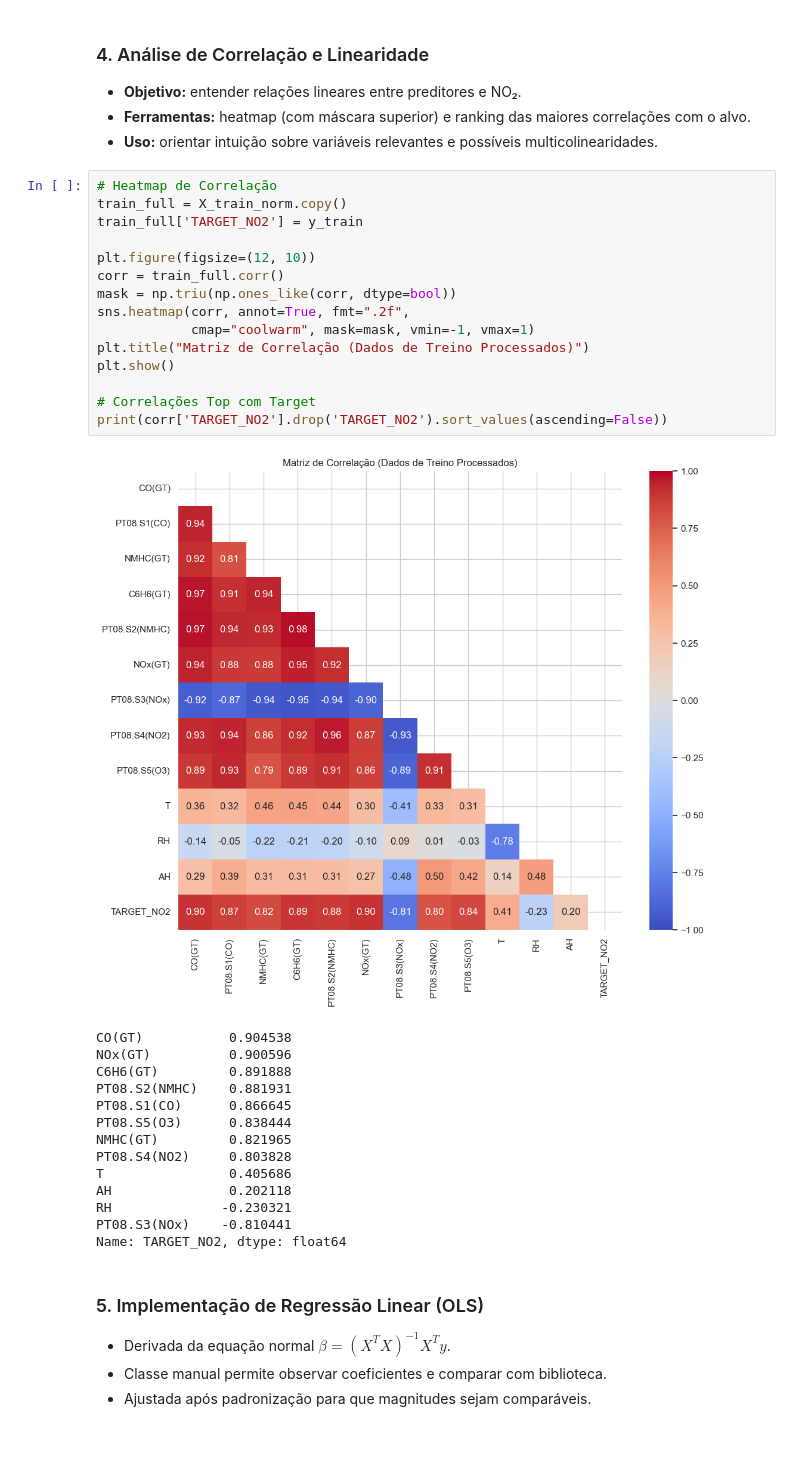
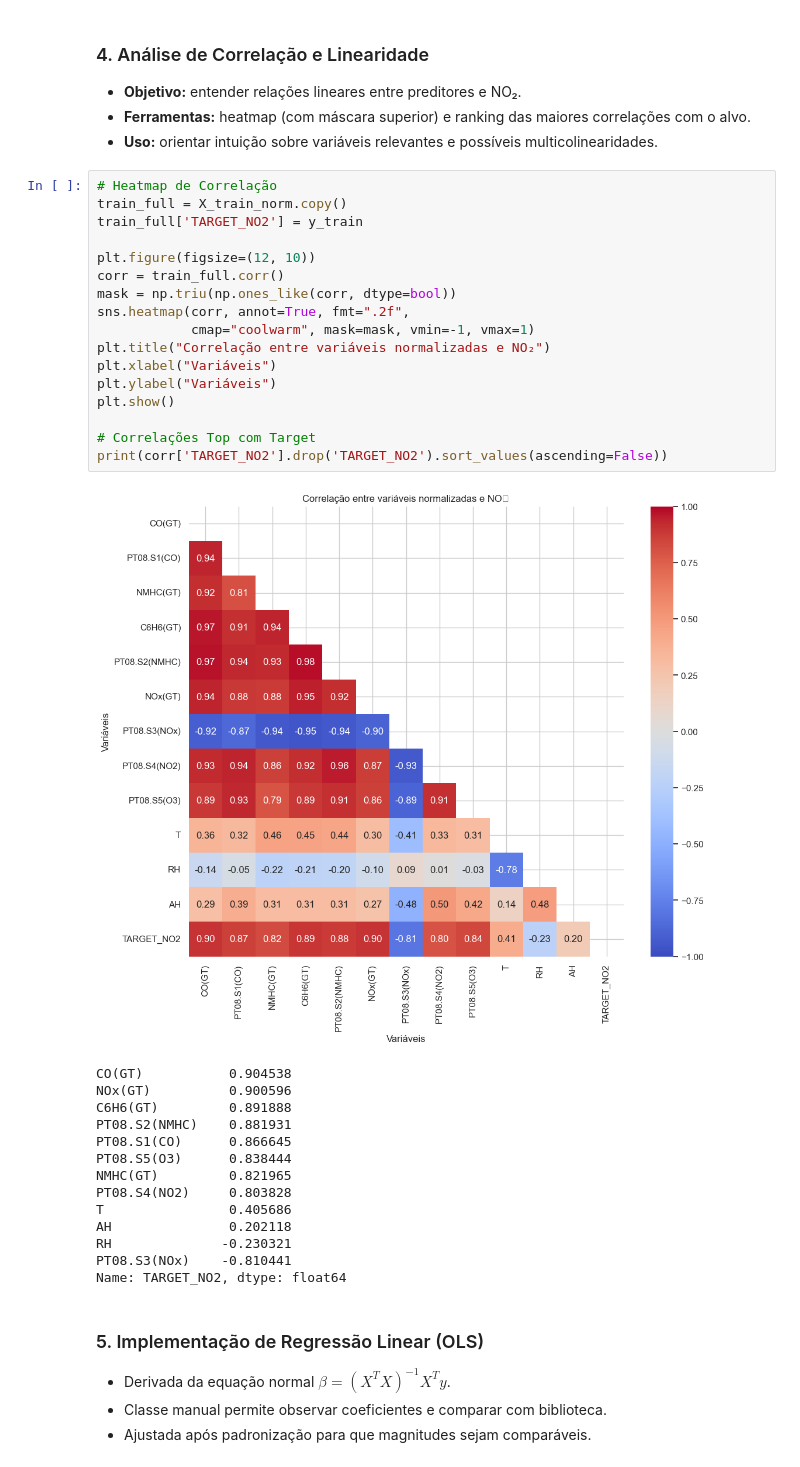
Before and after one commit to diego-nac/ica-homeworks, a Jupyter notebook: homework2/code.ipynb, the cells around one changed output. Drawn from its saved outputs; the diff is of its cells as text.

```diff
--- a/homework2/code.ipynb
+++ b/homework2/code.ipynb
@@ -322,20 +326,22 @@ plt.show()
 # %%
 # Heatmap de Correlação
 train_full = X_train_norm.copy()
 train_full['TARGET_NO2'] = y_train
 
 plt.figure(figsize=(12, 10))
 corr = train_full.corr()
 mask = np.triu(np.ones_like(corr, dtype=bool))
 sns.heatmap(corr, annot=True, fmt=".2f",
             cmap="coolwarm", mask=mask, vmin=-1, vmax=1)
-plt.title("Matriz de Correlação (Dados de Treino Processados)")
+plt.title("Correlação entre variáveis normalizadas e NO₂")
+plt.xlabel("Variáveis")
+plt.ylabel("Variáveis")
 plt.show()
 
 # Correlações Top com Target
 print(corr['TARGET_NO2'].drop('TARGET_NO2').sort_values(ascending=False))
 # %% [output]
-[figure, old version]
+[figure, new version]
 CO(GT)           0.904538
 NOx(GT)          0.900596
 C6H6(GT)         0.891888
```
Also changed, not shown: parts of 14 cells of this notebook, 25 other files.
